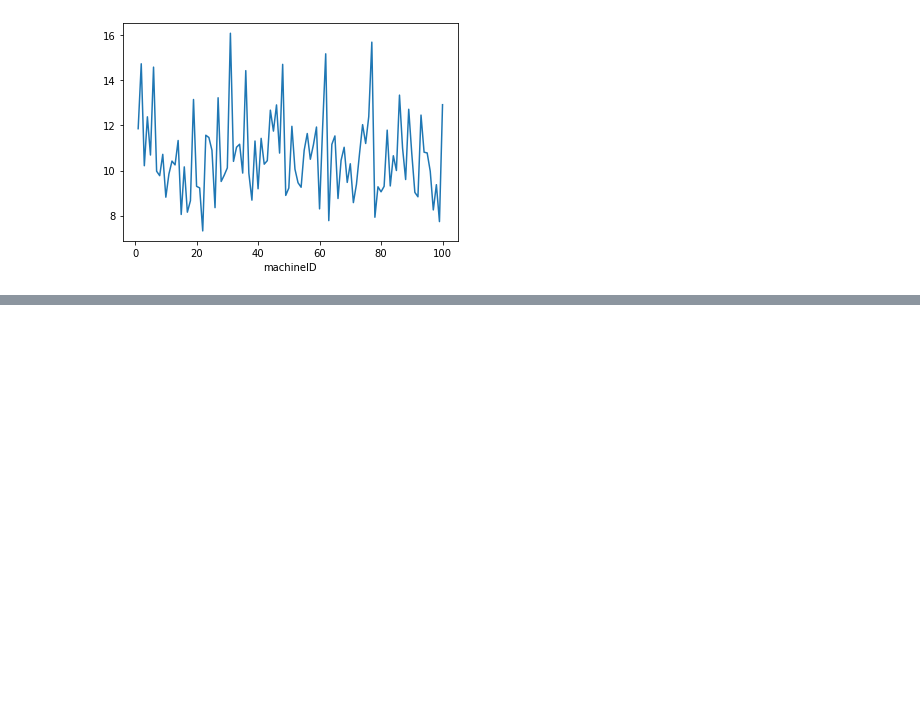
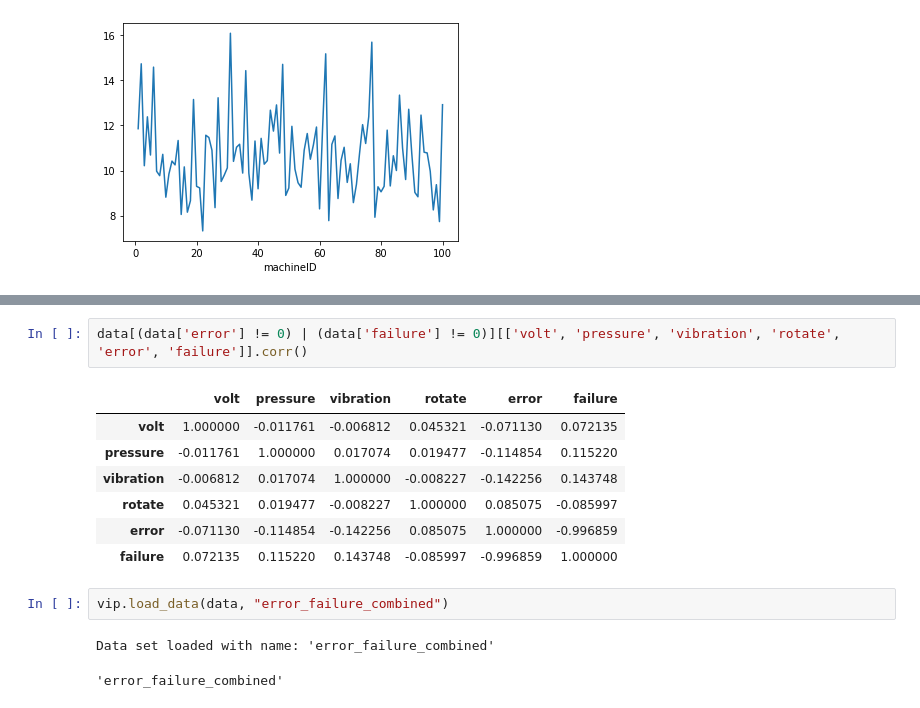
Before and after one commit to EsmirMes/virtualitics-hackathon, a Jupyter notebook: preprocess.ipynb, the cells around one changed output, grey strips where cells are left out. Drawn from its saved outputs; the diff is of its cells as text; blank space fills up the shorter version.

```diff
--- a/preprocess.ipynb
+++ b/preprocess.ipynb
@@ -117,0 +124,15 @@ failures.tail(50)
+# %%
+data[(data['error'] != 0) | (data['failure'] != 0)][['volt', 'pressure', 'vibration', 'rotate', 'error', 'failure']].corr()
+# %% [output]
+|  | volt | pressure | vibration | rotate | error | failure |
+| volt | 1.000000 | -0.011761 | -0.006812 | 0.045321 | -0.071130 | 0.072135 |
+| pressure | -0.011761 | 1.000000 | 0.017074 | 0.019477 | -0.114854 | 0.115220 |
+| vibration | -0.006812 | 0.017074 | 1.000000 | -0.008227 | -0.142256 | 0.143748 |
+| rotate | 0.045321 | 0.019477 | -0.008227 | 1.000000 | 0.085075 | -0.085997 |
+| error | -0.071130 | -0.114854 | -0.142256 | 0.085075 | 1.000000 | -0.996859 |
+| failure | 0.072135 | 0.115220 | 0.143748 | -0.085997 | -0.996859 | 1.000000 |
+# %%
+vip.load_data(data, "error_failure_combined")
+# %% [output]
+Data set loaded with name: 'error_failure_combined'
+'error_failure_combined'
```
Also changed, not shown: parts of 14 cells of this notebook.
